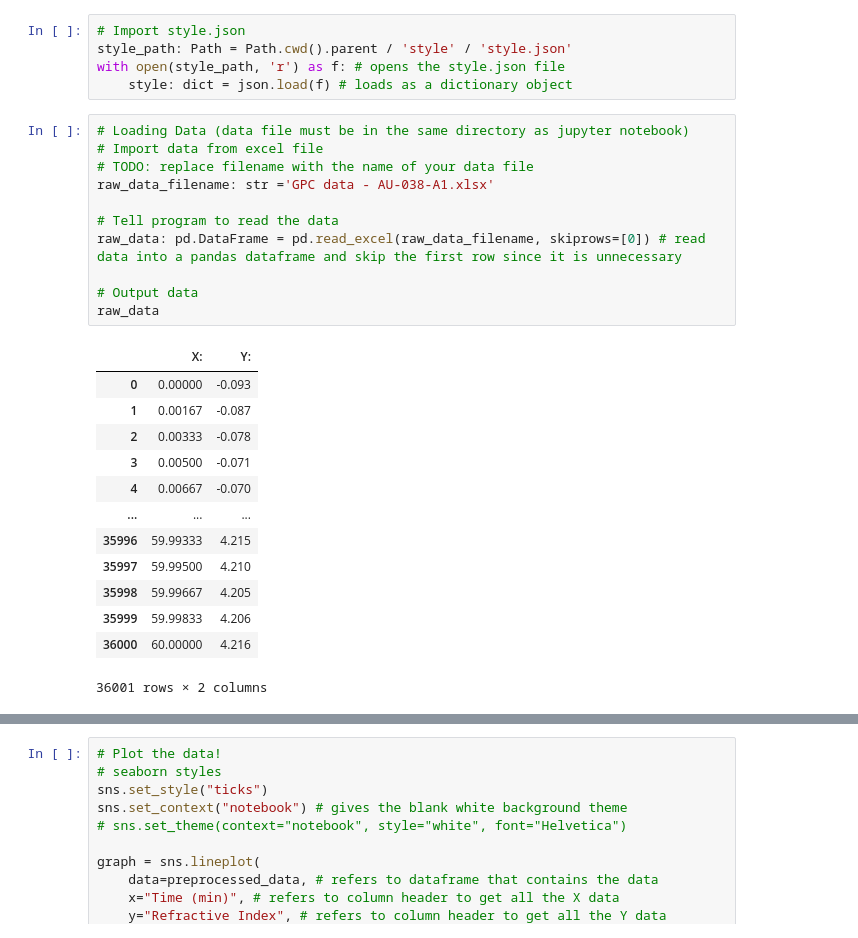
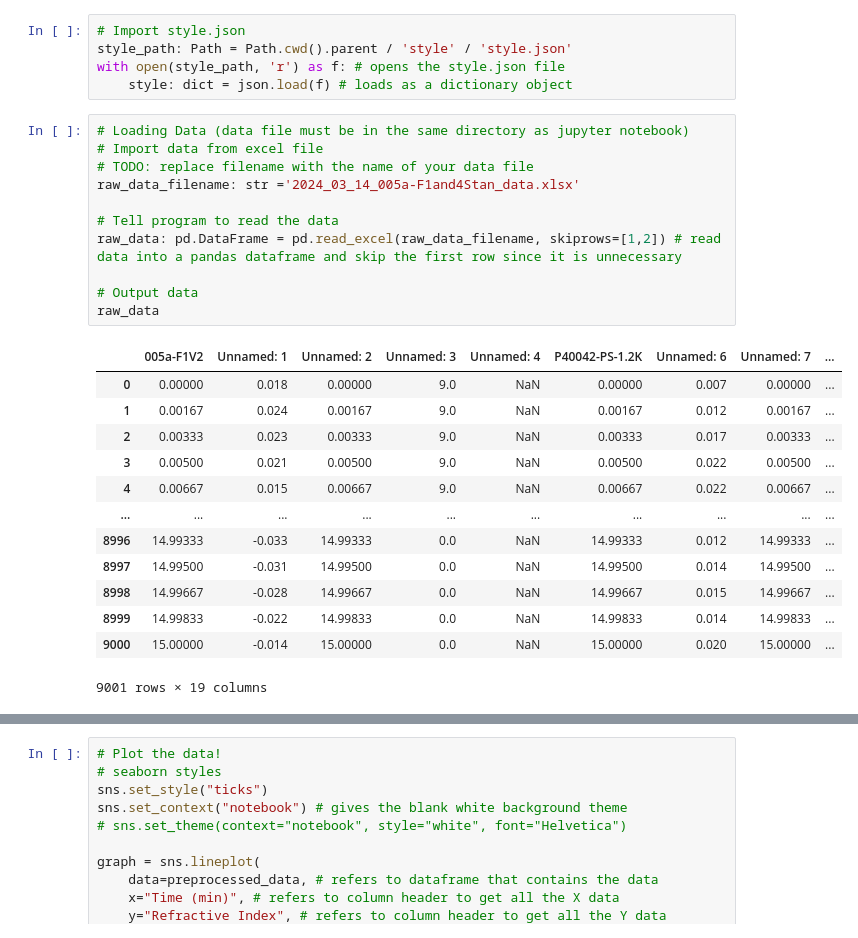
Before and after one commit to teamtran/data-visualizer, a Jupyter notebook: templates/gpc_template.ipynb, the cells around one changed output, grey strips where cells are left out. Cells and saved outputs as stored; diff of their text form.

```diff
--- a/templates/gpc_template.ipynb
+++ b/templates/gpc_template.ipynb
@@ -18,28 +21,28 @@ with open(style_path, 'r') as f: # opens the style.json file
 # %%
 # Loading Data (data file must be in the same directory as jupyter notebook)
 # Import data from excel file
 # TODO: replace filename with the name of your data file
-raw_data_filename: str ='GPC data - AU-038-A1.xlsx'
+raw_data_filename: str ='2024_03_14_005a-F1and4Stan_data.xlsx'
 
 # Tell program to read the data
-raw_data: pd.DataFrame = pd.read_excel(raw_data_filename, skiprows=[0]) # read data into a pandas dataframe and skip the first row since it is unnecessary
+raw_data: pd.DataFrame = pd.read_excel(raw_data_filename, skiprows=[1,2]) # read data into a pandas dataframe and skip the first row since it is unnecessary
 
 # Output data
 raw_data
 # %% [output]
-|  | X: | Y: |
-| 0 | 0.00000 | -0.093 |
-| 1 | 0.00167 | -0.087 |
-| 2 | 0.00333 | -0.078 |
-| 3 | 0.00500 | -0.071 |
-| 4 | 0.00667 | -0.070 |
-| ... | ... | ... |
-| 35996 | 59.99333 | 4.215 |
-| 35997 | 59.99500 | 4.210 |
-| 35998 | 59.99667 | 4.205 |
-| 35999 | 59.99833 | 4.206 |
-| 36000 | 60.00000 | 4.216 |
+|  | 005a-F1V2 | Unnamed: 1 | Unnamed: 2 | Unnamed: 3 | Unnamed: 4 | P40042-PS-1.2K | Unnamed: 6 | Unnamed: 7 | ... |
+| 0 | 0.00000 | 0.018 | 0.00000 | 9.0 | NaN | 0.00000 | 0.007 | 0.00000 | ... |
+| 1 | 0.00167 | 0.024 | 0.00167 | 9.0 | NaN | 0.00167 | 0.012 | 0.00167 | ... |
+| 2 | 0.00333 | 0.023 | 0.00333 | 9.0 | NaN | 0.00333 | 0.017 | 0.00333 | ... |
+| 3 | 0.00500 | 0.021 | 0.00500 | 9.0 | NaN | 0.00500 | 0.022 | 0.00500 | ... |
+| 4 | 0.00667 | 0.015 | 0.00667 | 9.0 | NaN | 0.00667 | 0.022 | 0.00667 | ... |
+| ... | ... | ... | ... | ... | ... | ... | ... | ... | ... |
+| 8996 | 14.99333 | -0.033 | 14.99333 | 0.0 | NaN | 14.99333 | 0.012 | 14.99333 | ... |
+| 8997 | 14.99500 | -0.031 | 14.99500 | 0.0 | NaN | 14.99500 | 0.014 | 14.99500 | ... |
+| 8998 | 14.99667 | -0.028 | 14.99667 | 0.0 | NaN | 14.99667 | 0.015 | 14.99667 | ... |
+| 8999 | 14.99833 | -0.022 | 14.99833 | 0.0 | NaN | 14.99833 | 0.014 | 14.99833 | ... |
+| 9000 | 15.00000 | -0.014 | 15.00000 | 0.0 | NaN | 15.00000 | 0.020 | 15.00000 | ... |
-36001 rows × 2 columns
+9001 rows × 19 columns
 # %%
 # Data preprocessing specific to UV-Vis
 #TODO: baseline correction?
```
Also changed, not shown: parts of 2 cells of this notebook, 40 other files.
